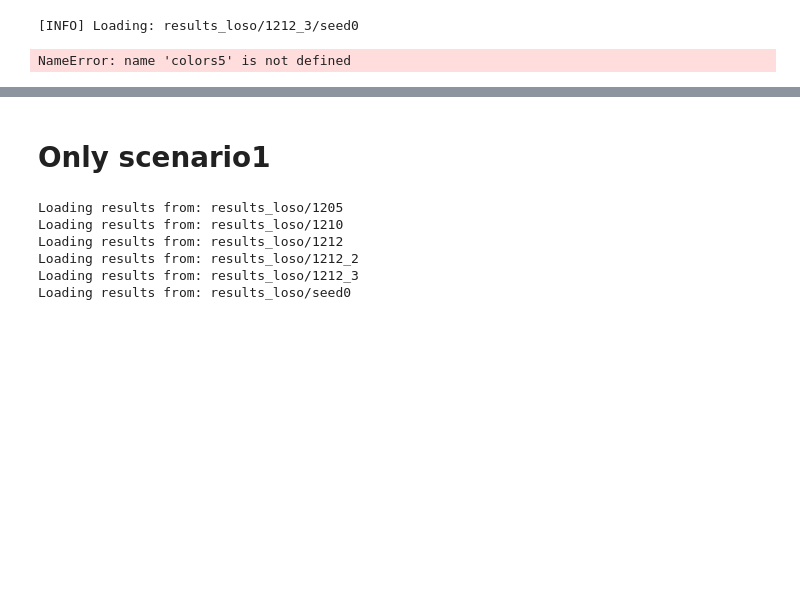
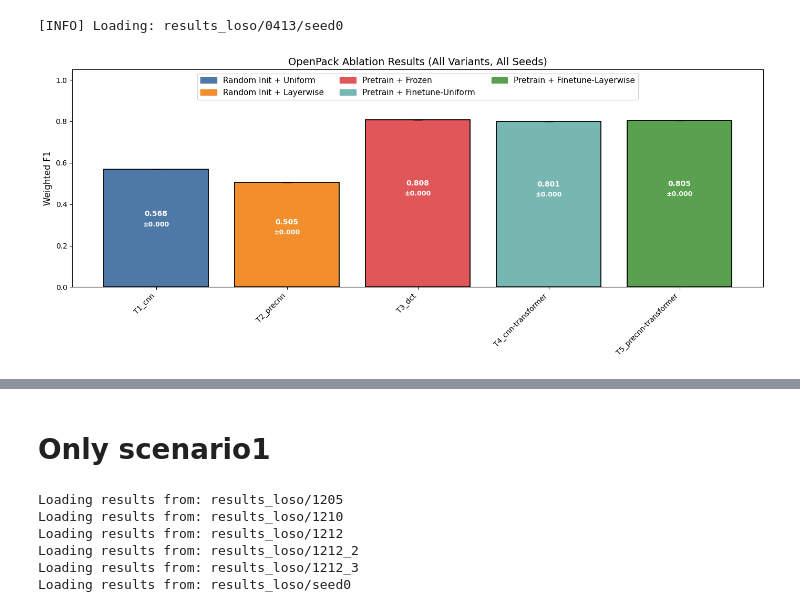
Before and after one commit to kisho-ucl/har_openpack, a Jupyter notebook: LOOCV.ipynb, the cells around one changed output, grey strips where cells are left out. Drawn from its saved outputs; the diff is of its cells as text; code cells hidden in the pictures; blank space fills up the shorter version.

```diff
--- a/LOOCV.ipynb
+++ b/LOOCV.ipynb
@@ -766,6 +768,25 @@ import numpy as np
 from sklearn.metrics import f1_score
 import pandas as pd
 import matplotlib.pyplot as plt
+
+
+# 色 5 種類
+colors5 = [
+    "#4e79a7",  # Random Init + Uniform
+    "#f28e2c",  # Random Init + Layerwise
+    "#e15759",  # Pretrain + Frozen
+    "#76b7b2",  # Pretrain + Finetune-Uniform
+    "#59a14f",  # Pretrain + Finetune-Layerwise
+]
+
+labels5 = [
+    "Random Init + Uniform",
+    "Random Init + Layerwise",
+    "Pretrain + Frozen",
+    "Pretrain + Finetune-Uniform",
+    "Pretrain + Finetune-Layerwise",
+]
+
 
 
 # =========================================================
@@ -850,7 +871,7 @@ def summarize_scores(scores):
 
 # ======= 実行: seed 全体を読み込む =======
 scores = load_variant_scores_new(
-    root="results_loso/1212_3",
+    root="results_loso/0413", #1212_3
     target_session="S0100",
     target_seed="seed0"      # ★ 全 seed
 )
@@ -882,35 +903,35 @@ plt.bar(
     x, means, yerr=stds,
     color=bar_colors,
     capsize=6,
     edgecolor="black",
     linewidth=1.3
 )
 
 # バー内部テキスト
 for xi, m, s in zip(x, means, stds):
     plt.text(xi, m*0.62, f"{m:.3f}",
              ha="center", va="center",
              fontsize=10, fontweight="bold", color="white")
     plt.text(xi, m*0.62 - 0.05, f"±{s:.3f}",
              ha="center", va="center",
              fontsize=9, fontweight="bold", color="white")
 
 # x 軸ラベル（variant 名）
 plt.xticks(x, variants, rotation=45, ha="right", fontsize=10)
 
 plt.ylabel("Weighted F1", fontsize=12)
 plt.ylim(0, 1.05)
 
 # 凡例（学習戦略）
 handles = [plt.Rectangle((0,0),1,1,color=c) for c in colors5]
 plt.legend(handles, labels5, ncol=3, fontsize=11, loc="upper center")
 
 plt.title("OpenPack Ablation Results (All Variants, All Seeds)", fontsize=14)
 plt.tight_layout()
 plt.show()
 # %% [output]
-[INFO] Loading: results_loso/1212_3/seed0
+[INFO] Loading: results_loso/0413/seed0
-NameError: name 'colors5' is not defined
+[figure, added]
 # %%
 summary
 # %% [output]
```
Also changed, not shown: parts of 12 cells of this notebook.
